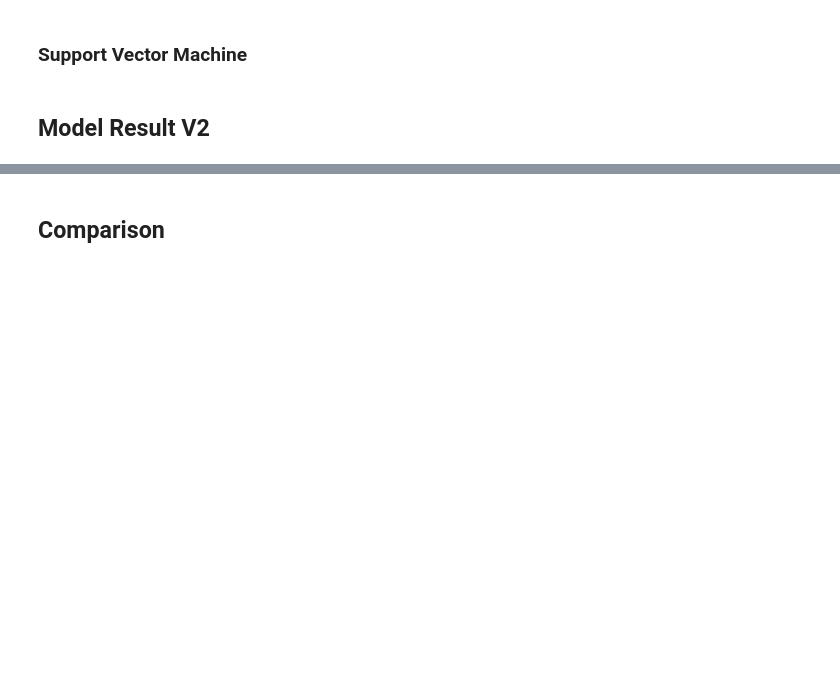
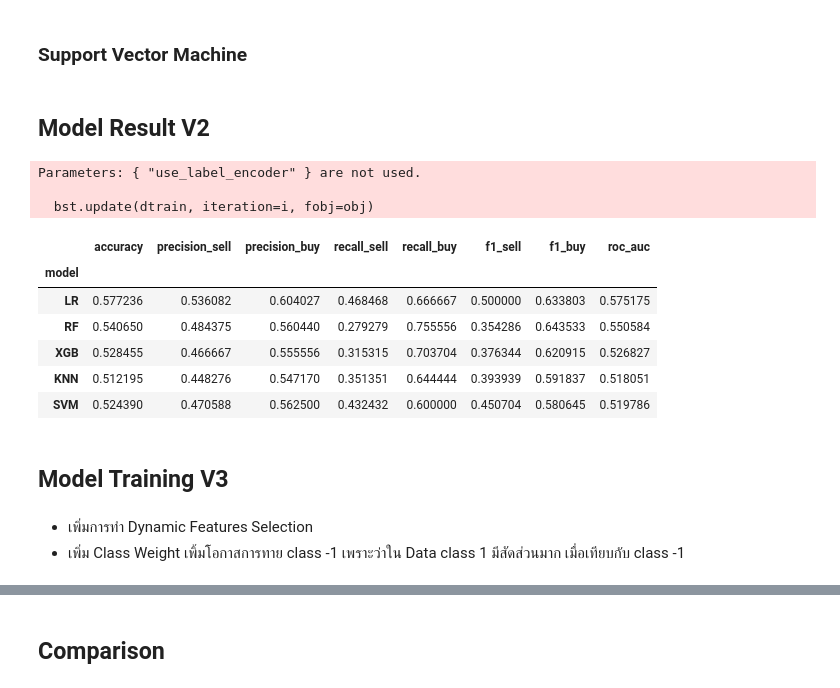
Before and after one commit to BadLuckZ/Project-Trading-101, a Jupyter notebook: main.ipynb, the cells around one changed output, grey strips where cells are left out. Saved outputs shown, nothing was run; the diff lists cells and outputs as text; code cells hidden in the pictures; blank space fills up the shorter version.

```diff
--- a/main.ipynb
+++ b/main.ipynb
@@ -761,14 +1147,14 @@ def rf_model_v2(df):
     model.fit(X_train_res, y_train_res)
 
     # 6. Scoring
-    rf_evaluation = model_evaluation(model, X_train_res, X_test, y_train_res, y_test)
+    rf_evaluation = model_evaluation(model, features, target, X_test, y_test)
     return rf_evaluation, model
 # %% [markdown]
 ### XGBoost
 # %%
 def xgb_model_v2(df):
     X = df[features]
-    y = df[target]
+    y = df[target].map({-1: 0, 1: 1})
 
     # 1. Feature Scaling
     scaler = StandardScaler()
@@ -810,7 +1196,7 @@ def xgb_model_v2(df):
     model.fit(X_train_res, y_train_res)
 
     # 6. Scoring
-    xgb_evaluation = model_evaluation(model, X_train_res, X_test, y_train_res, y_test)
+    xgb_evaluation = model_evaluation(model, features, target, X_test, y_test)
     return xgb_evaluation, model
 # %% [markdown]
 ### K-Nearest Neighbors
@@ -854,7 +1240,7 @@ def knn_model_v2(df):
     model.fit(X_train_res, y_train_res)
 
     # 6. Scoring
-    knn_evaluation = model_evaluation(model, X_train_res, X_test, y_train_res, y_test)
+    knn_evaluation = model_evaluation(model, features, target, X_test, y_test)
     return knn_evaluation, model
 # %% [markdown]
 ### Support Vector Machine
@@ -904,13 +1290,30 @@ def svm_model_v2(df):
 # %% [markdown]
 ## Model Result V2
 # %%
-lr_evaluation_v2, lr_model = lr_model_v2(ind_train_df)
-rf_evaluation_v2, rf_model = rf_model_v2(ind_train_df)
-xgb_evaluation_v2, xgb_model = xgb_model_v2(ind_train_df)
-knn_evaluation_v2, knn_model = knn_model_v2(ind_train_df)
-svm_evaluation_v2, svm_model = svm_model_v2(ind_train_df)
+lr_evaluation_v2, lr_model2 = lr_model_v2(ind_train_df)
+rf_evaluation_v2, rf_model2 = rf_model_v2(ind_train_df)
+xgb_evaluation_v2, xgb_model2 = xgb_model_v2(ind_train_df)
+knn_evaluation_v2, knn_model2 = knn_model_v2(ind_train_df)
+svm_evaluation_v2, svm_model2 = svm_model_v2(ind_train_df)
 
-results_df_v2 = show_model_results(lr_evaluation_v2, rf_evaluation_v2, xgb_evaluation_v2,
-                                   knn_evaluation_v2, svm_evaluation_v2)
+results_df_v2, result_features_v2 = show_model_results(lr_evaluation_v2,
+                                                       rf_evaluation_v2, xgb_evaluation_v2,
+                                                       knn_evaluation_v2, svm_evaluation_v2)
 
 results_df_v2
+# %% [output]
+Parameters: { "use_label_encoder" } are not used.
+
+  bst.update(dtrain, iteration=i, fobj=obj)
+|  | accuracy | precision_sell | precision_buy | recall_sell | recall_buy | f1_sell | f1_buy | roc_auc |
+| model |  |  |  |  |  |  |  |  |
+| LR | 0.577236 | 0.536082 | 0.604027 | 0.468468 | 0.666667 | 0.500000 | 0.633803 | 0.575175 |
+| RF | 0.540650 | 0.484375 | 0.560440 | 0.279279 | 0.755556 | 0.354286 | 0.643533 | 0.550584 |
+| XGB | 0.528455 | 0.466667 | 0.555556 | 0.315315 | 0.703704 | 0.376344 | 0.620915 | 0.526827 |
+| KNN | 0.512195 | 0.448276 | 0.547170 | 0.351351 | 0.644444 | 0.393939 | 0.591837 | 0.518051 |
+| SVM | 0.524390 | 0.470588 | 0.562500 | 0.432432 | 0.600000 | 0.450704 | 0.580645 | 0.519786 |
+# %% [markdown]
+## Model Training V3
+# %% [markdown]
+- เพิ่มการทำ Dynamic Features Selection
+- เพิ่ม Class Weight เพิ้มโอกาสการทาย class -1 เพราะว่าใน Data class 1 มีสัดส่วนมาก เมื่อเทียบกับ class -1
```
Also changed, not shown: parts of 63 cells of this notebook.
